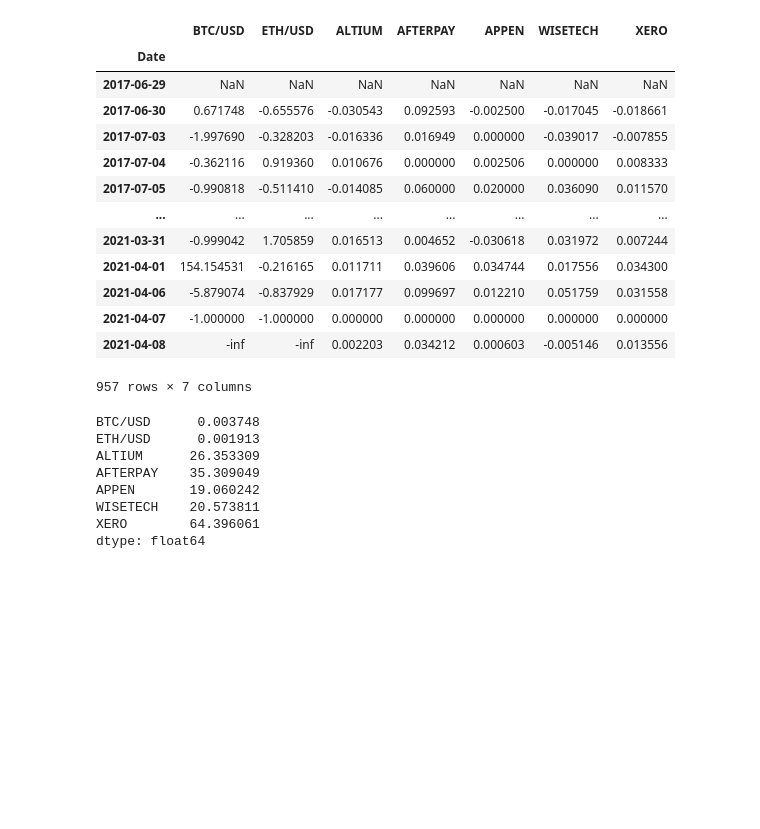
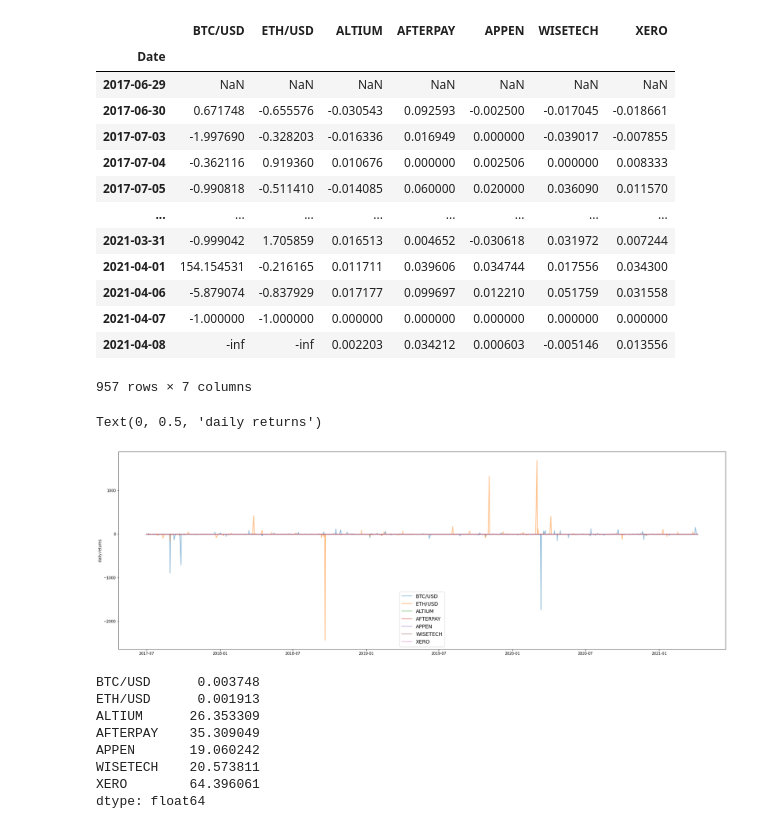
Before and after one commit to sreenivaskalva-2021/MonashFintech2021Project1, a Jupyter notebook: Financial Modelling/Crypto Portfolio/Portfolio Analysis.ipynb, the cells around one changed output. Drawn from its saved outputs; the diff is of its cells as text; code cells hidden in the pictures; blank space fills up the shorter version.

```diff
--- a/Financial Modelling/Crypto Portfolio/Portfolio Analysis.ipynb
+++ b/Financial Modelling/Crypto Portfolio/Portfolio Analysis.ipynb
@@ -290,6 +363,15 @@ mixed1_returns
 | 2021-04-07 | -1.000000 | -1.000000 | 0.000000 | 0.000000 | 0.000000 | 0.000000 | 0.000000 |
 | 2021-04-08 | -inf | -inf | 0.002203 | 0.034212 | 0.000603 | -0.005146 | 0.013556 |
 957 rows × 7 columns
+# %%
+plt.figure(figsize=(30, 10))
+for i in mixed1_returns.columns.values:
+    plt.plot(mixed1_returns.index, mixed1_returns[i], lw=2, alpha=0.5,label=i)
+plt.legend(loc='lower center', fontsize=14)
+plt.ylabel('daily returns')
+# %% [output]
+Text(0, 0.5, 'daily returns')
+[figure, added]
 # %%
 #Calculate means
 mixed1_means = mixed1_df.mean()
```
Also changed, not shown: parts of 7 cells of this notebook.
